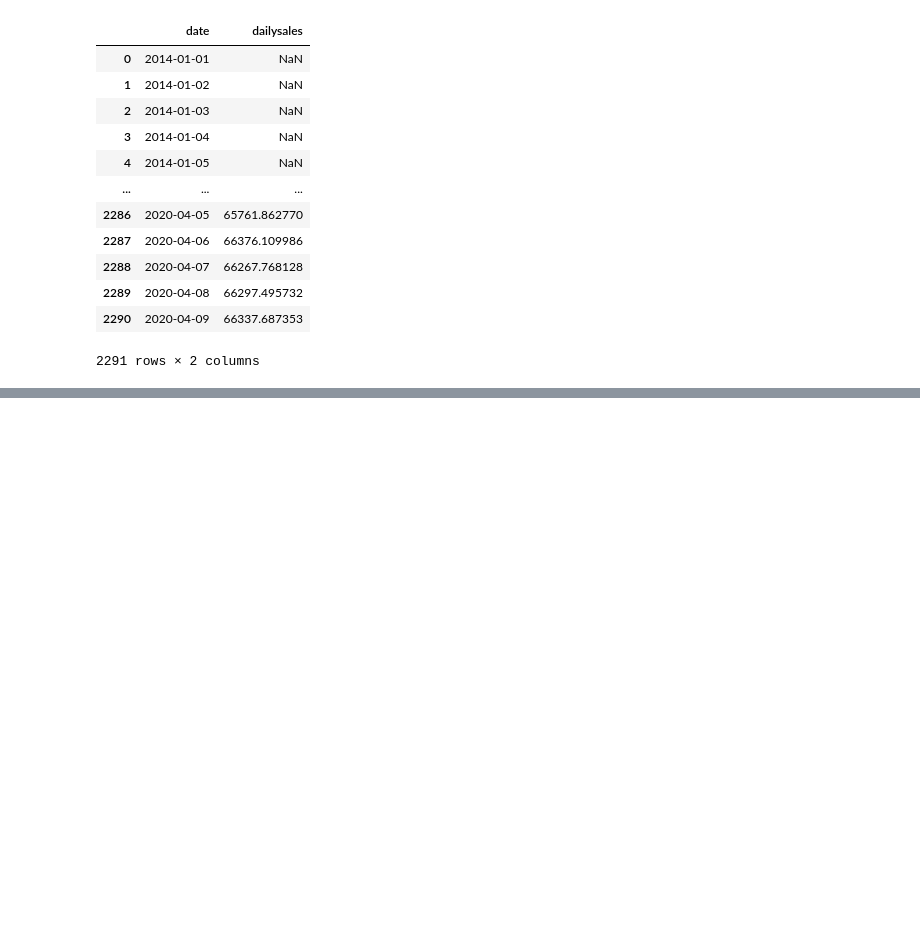
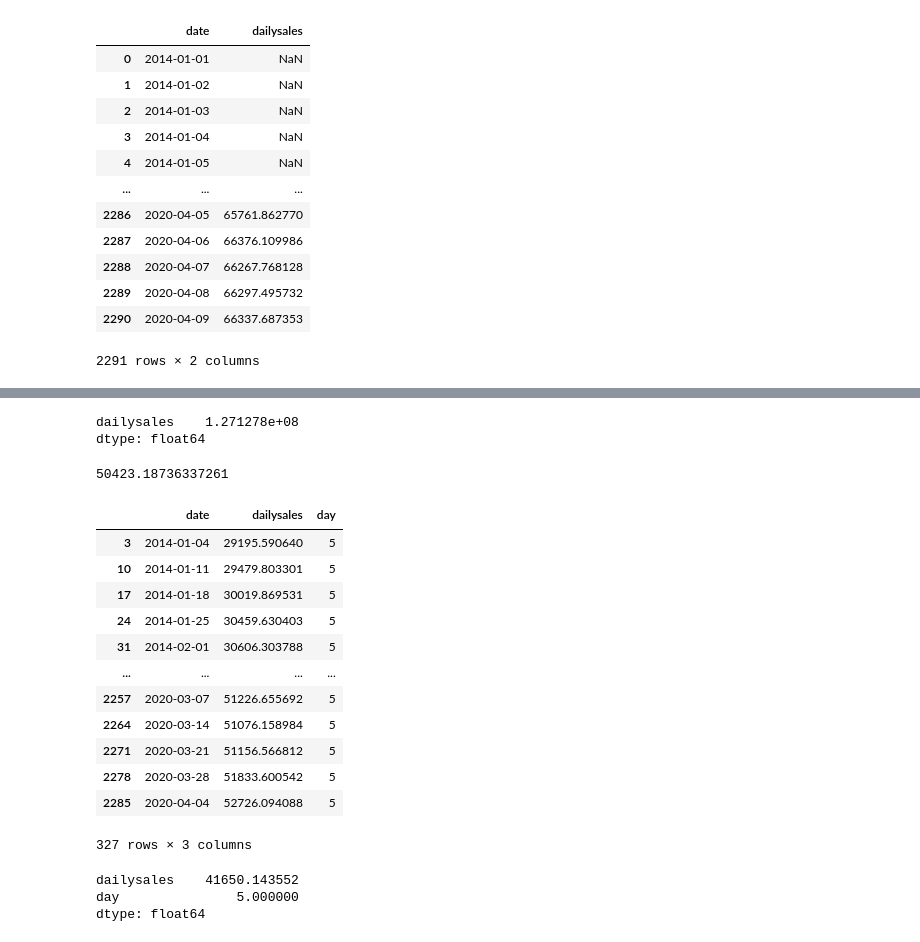
Before and after one commit to ayushsubedi/British2020, a Jupyter notebook: EhamroPasalmandu.com analysis.ipynb, the cells around one changed output, grey strips where cells are left out. Cells and saved outputs as stored; diff of their text form; code cells hidden in the pictures; blank space fills up the shorter version.

```diff
--- a/EhamroPasalmandu.com analysis.ipynb
+++ b/EhamroPasalmandu.com analysis.ipynb
@@ -150,0 +195,10 @@ fig.show()
+# %%
+# 127127783.72033365
+df.sum()
+# %% [output]
+dailysales    1.271278e+08
+dtype: float64
+# %%
+df[df.index=='2016']['dailysales'].sum()
+# %% [output]
+50423.18736337261
@@ -150,0 +207,29 @@ fig.show()
+# %%
+df = df.reset_index()
+# %%
+def week(val):
+    return val.weekday()
+# %%
+df['day'] = df.date.apply(week)
+# %%
+df[df['day']==5]
+# %% [output]
+|  | date | dailysales | day |
+| 3 | 2014-01-04 | 29195.590640 | 5 |
+| 10 | 2014-01-11 | 29479.803301 | 5 |
+| 17 | 2014-01-18 | 30019.869531 | 5 |
+| 24 | 2014-01-25 | 30459.630403 | 5 |
+| 31 | 2014-02-01 | 30606.303788 | 5 |
+| ... | ... | ... | ... |
+| 2257 | 2020-03-07 | 51226.655692 | 5 |
+| 2264 | 2020-03-14 | 51076.158984 | 5 |
+| 2271 | 2020-03-21 | 51156.566812 | 5 |
+| 2278 | 2020-03-28 | 51833.600542 | 5 |
+| 2285 | 2020-04-04 | 52726.094088 | 5 |
+327 rows × 3 columns
+# %%
+df[df['day']==5].mean()
+# %% [output]
+dailysales    41650.143552
+day               5.000000
+dtype: float64
```
Also changed, not shown: parts of 5 cells of this notebook.
